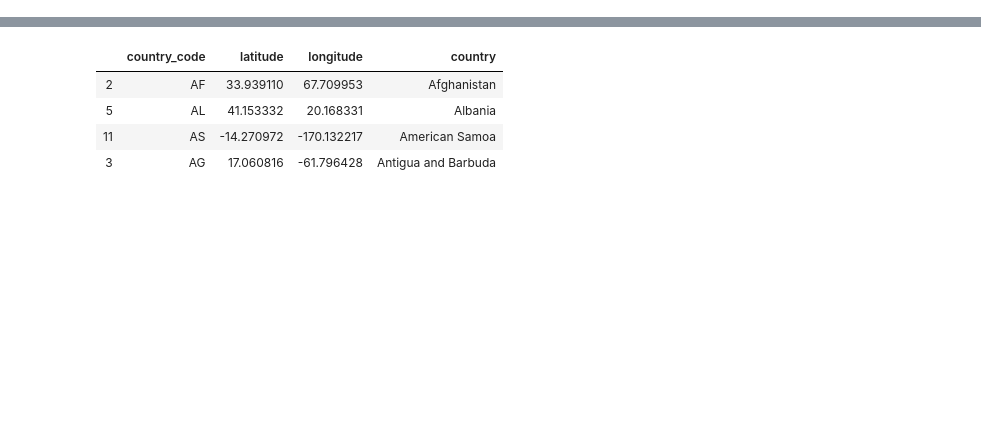
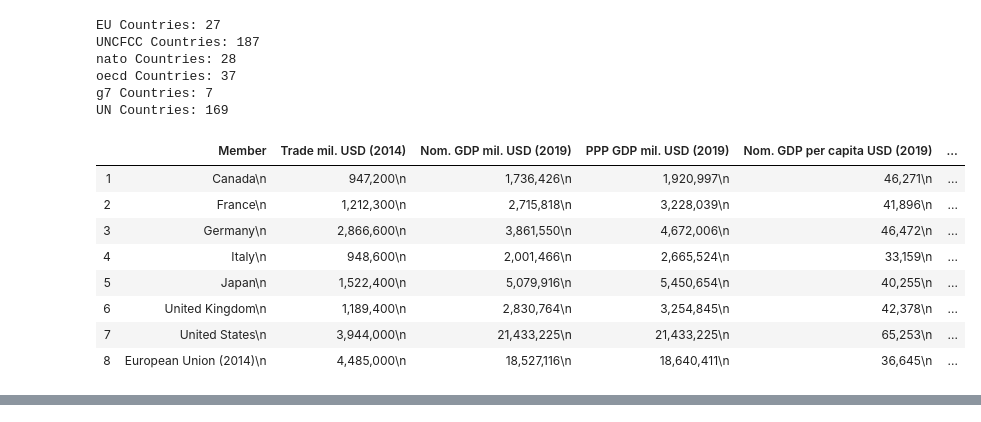
Before and after one commit to s4b3r/visualization2-kelp-diagrams, a Jupyter notebook: generate_dataset.ipynb, the cells around one changed output, grey strips where cells are left out. Saved outputs shown, nothing was run; the diff lists cells and outputs as text; code cells hidden in the pictures; blank space fills up the shorter version.

```diff
--- a/generate_dataset.ipynb
+++ b/generate_dataset.ipynb
@@ -187,3 +147,29 @@ coordinates
+# %%
+print("EU Countries: {}".format(len(coordinates[coordinates['in_eu'] == True])))
+print("UNCFCC Countries: {}".format(len(coordinates[coordinates['in_uncfcc'] == True])))
+print("nato Countries: {}".format(len(coordinates[coordinates['in_nato'] == True])))
+print("oecd Countries: {}".format(len(coordinates[coordinates['in_oecd'] == True])))
+print("g7 Countries: {}".format(len(coordinates[coordinates['in_g7'] == True])))
+print("UN Countries: {}".format(len(coordinates[coordinates['in_un'] == True])))
+# %% [output]
+EU Countries: 27
+UNCFCC Countries: 187
+nato Countries: 28
+oecd Countries: 37
+g7 Countries: 7
+UN Countries: 169
+# %%
+g7_countries
+# %% [output]
+|  | Member | Trade mil. USD (2014) | Nom. GDP mil. USD (2019) | PPP GDP mil. USD (2019) | Nom. GDP per capita USD (2019) | ... |
+| 1 | Canada\n | 947,200\n | 1,736,426\n | 1,920,997\n | 46,271\n | ... |
+| 2 | France\n | 1,212,300\n | 2,715,818\n | 3,228,039\n | 41,896\n | ... |
+| 3 | Germany\n | 2,866,600\n | 3,861,550\n | 4,672,006\n | 46,472\n | ... |
+| 4 | Italy\n | 948,600\n | 2,001,466\n | 2,665,524\n | 33,159\n | ... |
+| 5 | Japan\n | 1,522,400\n | 5,079,916\n | 5,450,654\n | 40,255\n | ... |
+| 6 | United Kingdom\n | 1,189,400\n | 2,830,764\n | 3,254,845\n | 42,378\n | ... |
+| 7 | United States\n | 3,944,000\n | 21,433,225\n | 21,433,225\n | 65,253\n | ... |
+| 8 | European Union (2014)\n | 4,485,000\n | 18,527,116\n | 18,640,411\n | 36,645\n | ... |
 # %%
 countries = pd.read_csv('assets/countries_of_the_world.csv') #https://www.kaggle.com/fernandol/countries-of-the-world 1970-2017
 countries.columns = countries.columns.str.lower()
@@ -207,8 +188,0 @@ countries
-# %%
-coordinates[coordinates['country'].str.contains("an")]
-# %% [output]
-|  | country_code | latitude | longitude | country |
-| 2 | AF | 33.939110 | 67.709953 | Afghanistan |
-| 5 | AL | 41.153332 | 20.168331 | Albania |
-| 11 | AS | -14.270972 | -170.132217 | American Samoa |
-| 3 | AG | 17.060816 | -61.796428 | Antigua and Barbuda |
```
Also changed, not shown: parts of 13 cells of this notebook, 1 other file.
